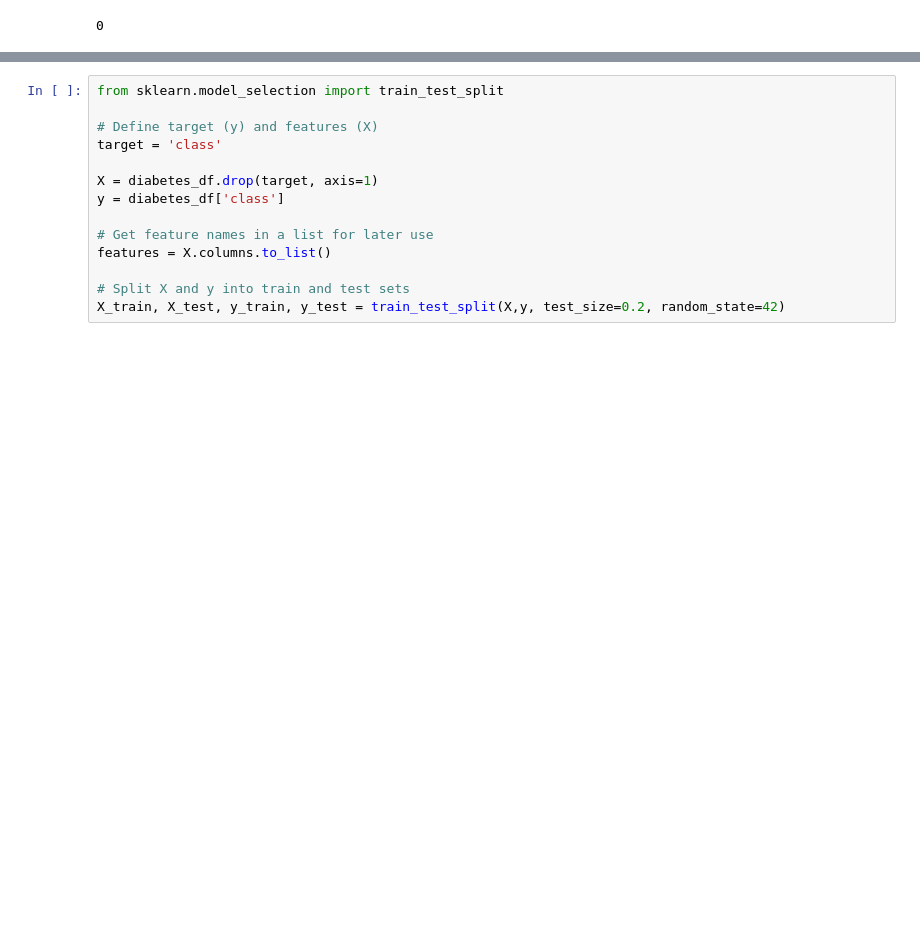
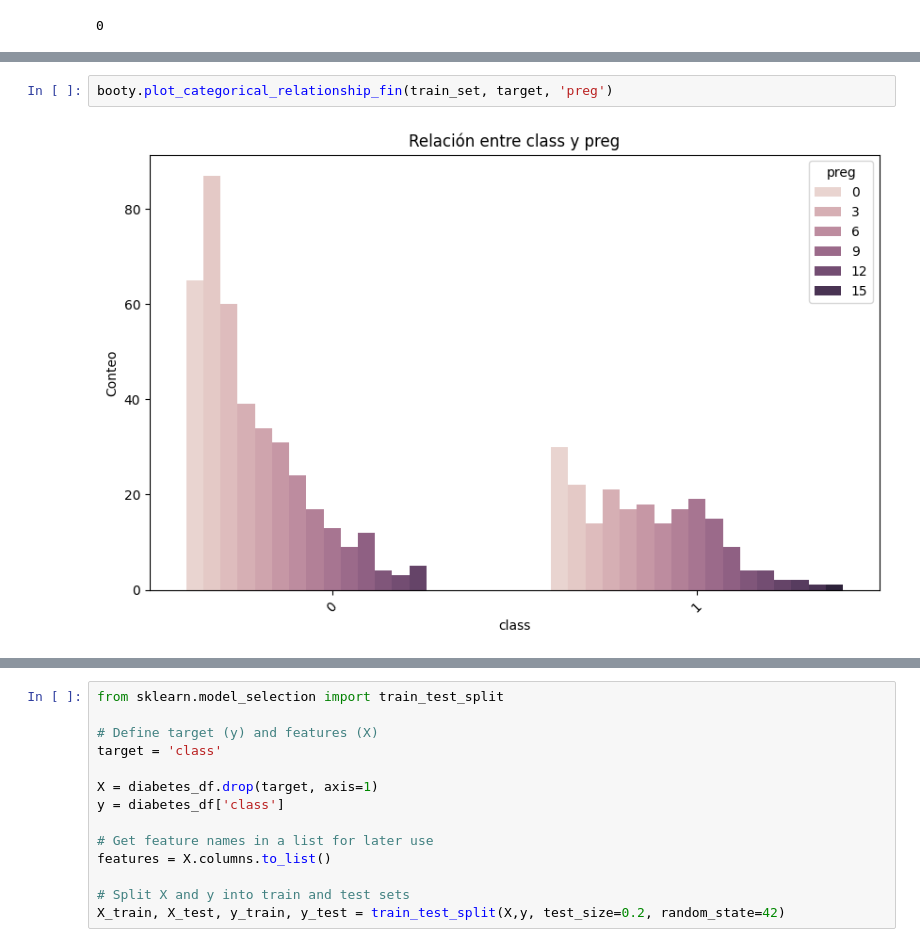
Before and after one commit to mailliwJ/ONLINE_DS_THEBRIDGE_exercises, a Jupyter notebook: 04_Machine_Learning/Sprint_13/Unidad_02/Practica_Obligatoria/18_Practica_Obligatoria_Ensamblado_de_modelos.ipynb, the cells around one changed output, grey strips where cells are left out. Cells and saved outputs as stored; diff of their text form; blank space fills up the shorter version.

```diff
--- a/04_Machine_Learning/Sprint_13/Unidad_02/Practica_Obligatoria/18_Practica_Obligatoria_Ensamblado_de_modelos.ipynb
+++ b/04_Machine_Learning/Sprint_13/Unidad_02/Practica_Obligatoria/18_Practica_Obligatoria_Ensamblado_de_modelos.ipynb
@@ -84,0 +99,4 @@ diabetes_df.duplicated().sum()
+# %%
+booty.plot_categorical_relationship_fin(train_set, target, 'preg')
+# %% [output]
+[figure, added]
```
Also changed, not shown: parts of 8 cells of this notebook, 7 other files.
